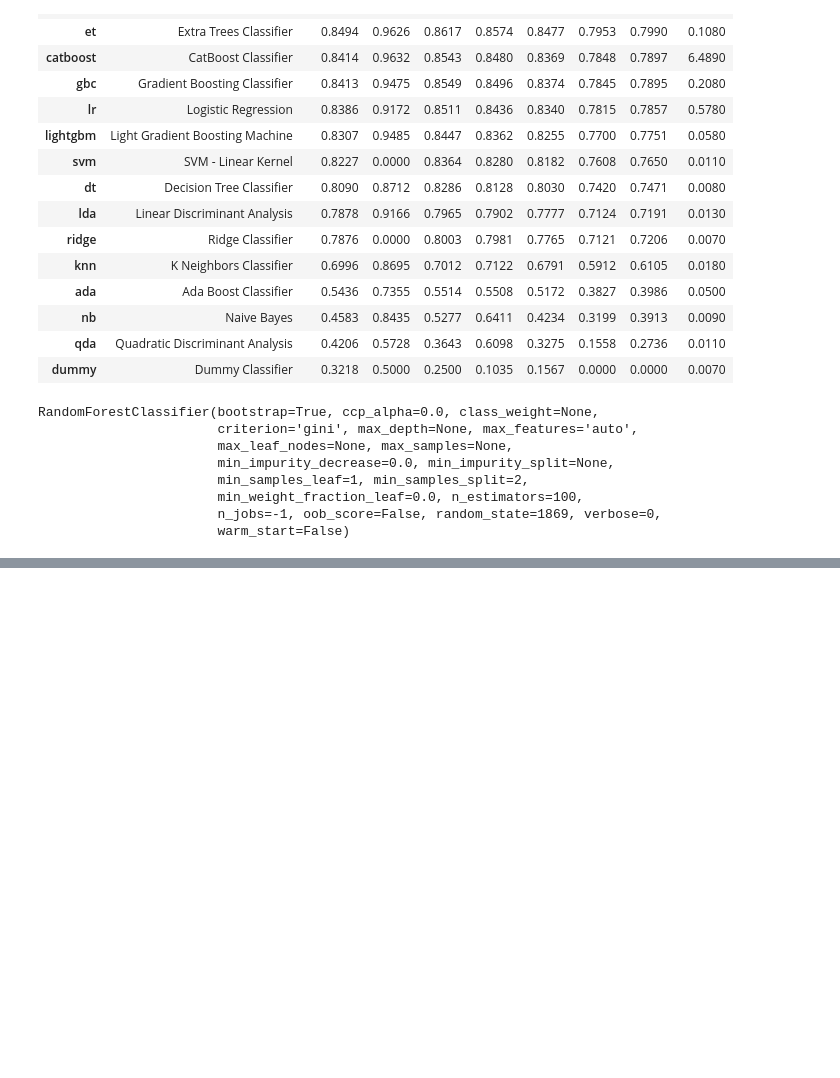
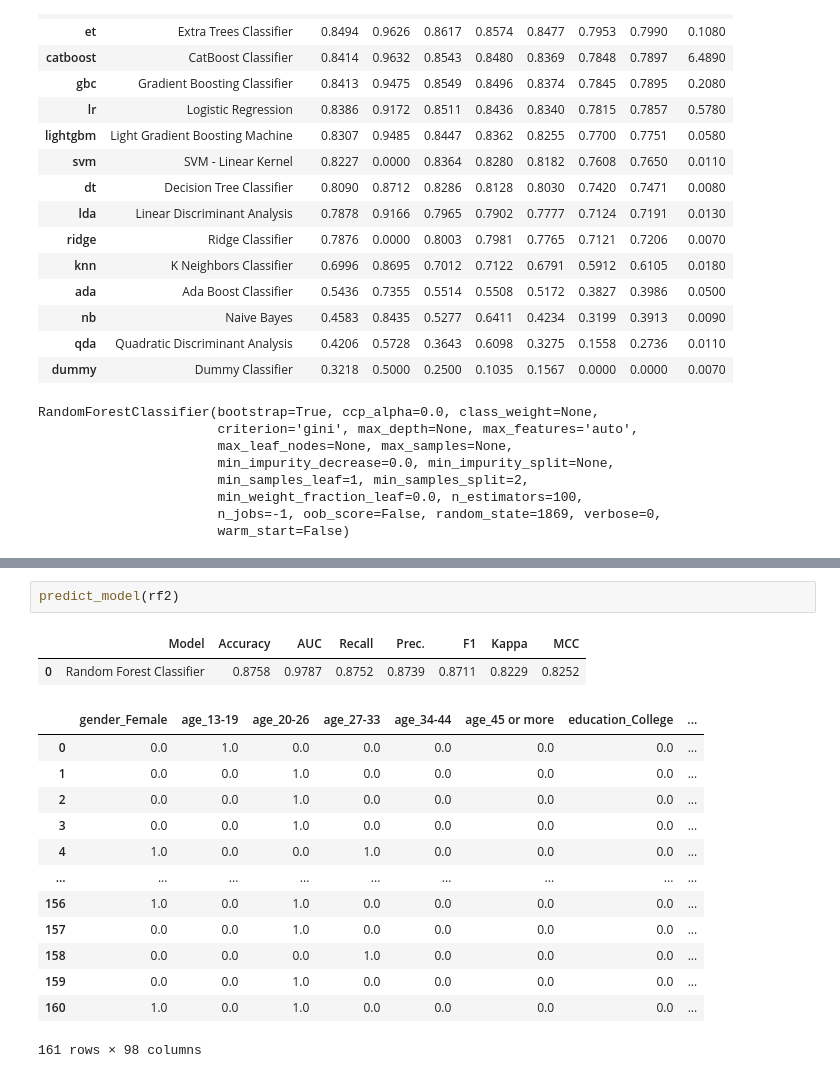
Before and after one commit to imraghavagr/mental-health, a Jupyter notebook: notebooks/02-ra-dataModelling.ipynb, the cells around one changed output, grey strips where cells are left out. Saved outputs shown, nothing was run; the diff lists cells and outputs as text; blank space fills up the shorter version.

```diff
--- a/notebooks/02-ra-dataModelling.ipynb
+++ b/notebooks/02-ra-dataModelling.ipynb
@@ -1390,0 +1408,18 @@ RandomForestClassifier(bootstrap=True, ccp_alpha=0.0, class_weight=None,
+# %%
+predict_model(rf2)
+# %% [output]
+|  | Model | Accuracy | AUC | Recall | Prec. | F1 | Kappa | MCC |
+| 0 | Random Forest Classifier | 0.8758 | 0.9787 | 0.8752 | 0.8739 | 0.8711 | 0.8229 | 0.8252 |
+|  | gender_Female | age_13-19 | age_20-26 | age_27-33 | age_34-44 | age_45 or more | education_College | ... |
+| 0 | 0.0 | 1.0 | 0.0 | 0.0 | 0.0 | 0.0 | 0.0 | ... |
+| 1 | 0.0 | 0.0 | 1.0 | 0.0 | 0.0 | 0.0 | 0.0 | ... |
+| 2 | 0.0 | 0.0 | 1.0 | 0.0 | 0.0 | 0.0 | 0.0 | ... |
+| 3 | 0.0 | 0.0 | 1.0 | 0.0 | 0.0 | 0.0 | 0.0 | ... |
+| 4 | 1.0 | 0.0 | 0.0 | 1.0 | 0.0 | 0.0 | 0.0 | ... |
+| ... | ... | ... | ... | ... | ... | ... | ... | ... |
+| 156 | 1.0 | 0.0 | 1.0 | 0.0 | 0.0 | 0.0 | 0.0 | ... |
+| 157 | 0.0 | 0.0 | 1.0 | 0.0 | 0.0 | 0.0 | 0.0 | ... |
+| 158 | 0.0 | 0.0 | 0.0 | 1.0 | 0.0 | 0.0 | 0.0 | ... |
+| 159 | 0.0 | 0.0 | 1.0 | 0.0 | 0.0 | 0.0 | 0.0 | ... |
+| 160 | 1.0 | 0.0 | 1.0 | 0.0 | 0.0 | 0.0 | 0.0 | ... |
+161 rows × 98 columns
```
Also changed, not shown: parts of 16 cells of this notebook.
